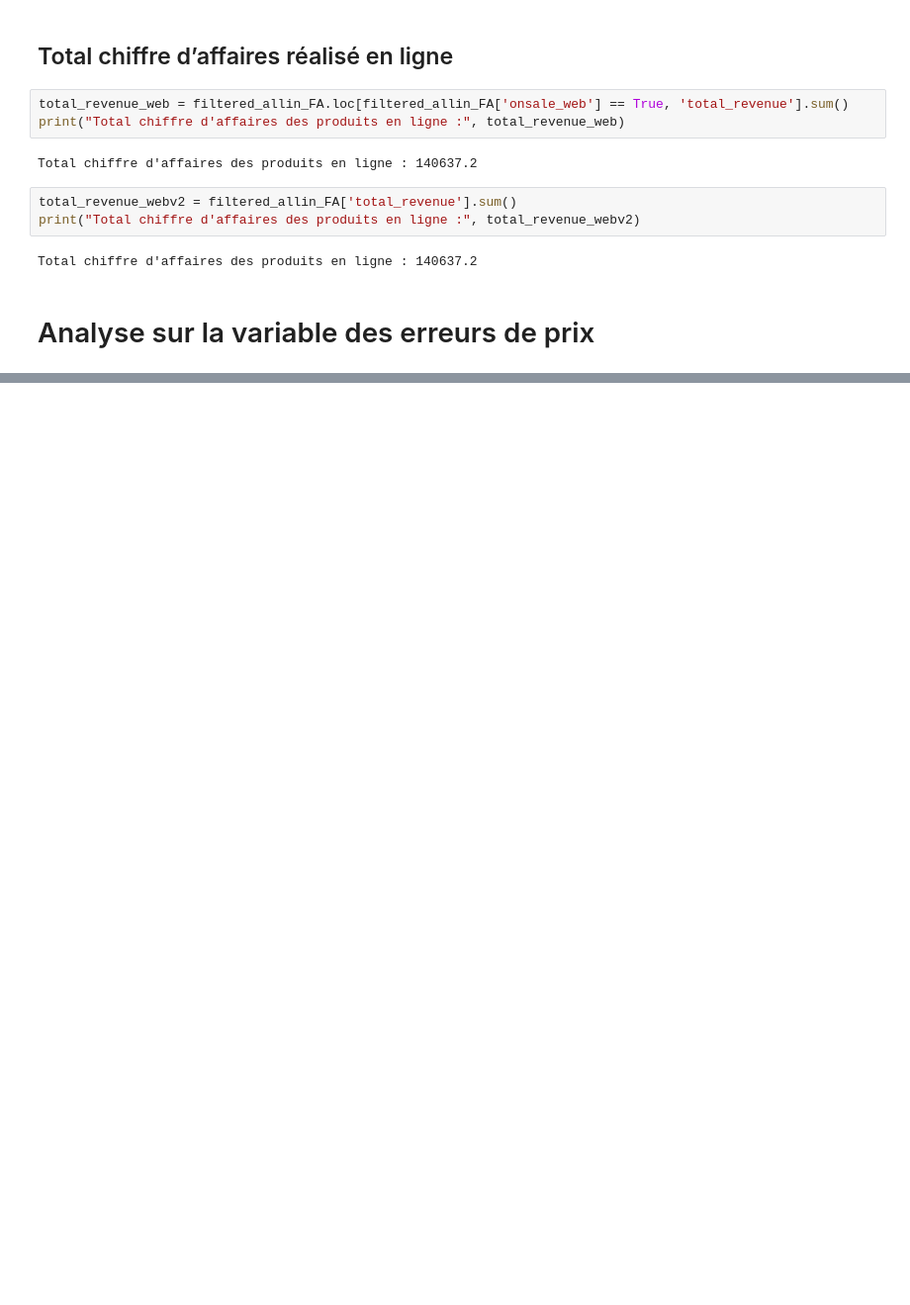
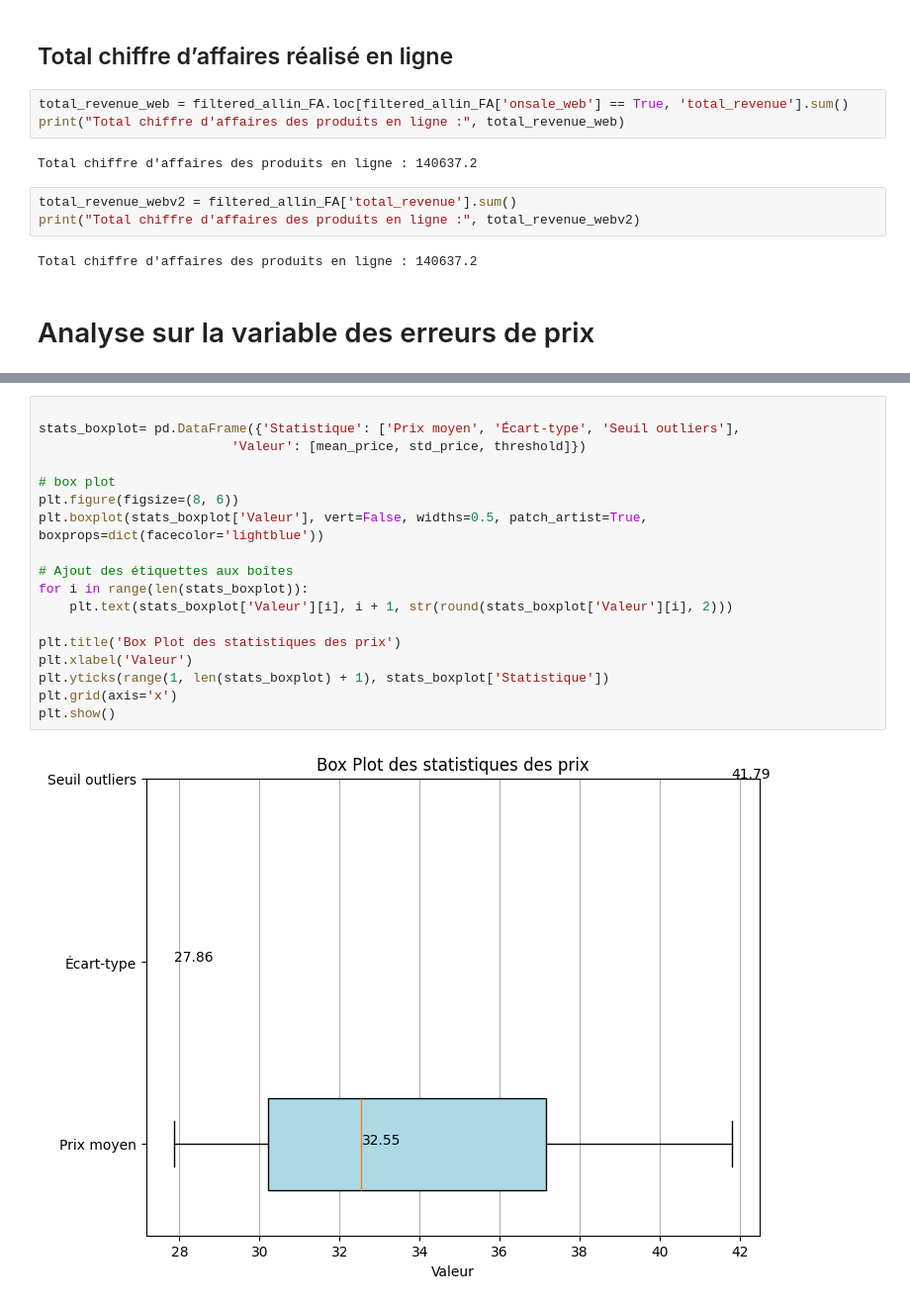
Before and after one commit to Idolrice/projet_6_OC, a Jupyter notebook: notebooks/02-analyze.ipynb, the cells around one changed output, grey strips where cells are left out. Shown: that part at 99% size. Drawn from its saved outputs; the diff is of its cells as text; blank space fills up the shorter version.

```diff
--- a/notebooks/02-analyze.ipynb
+++ b/notebooks/02-analyze.ipynb
@@ -63,0 +135,20 @@ Total chiffre d'affaires des produits en ligne : 140637.2
+# %%
+
+stats_boxplot= pd.DataFrame({'Statistique': ['Prix moyen', 'Écart-type', 'Seuil outliers'],
+                         'Valeur': [mean_price, std_price, threshold]})
+
+# box plot
+plt.figure(figsize=(8, 6))
+plt.boxplot(stats_boxplot['Valeur'], vert=False, widths=0.5, patch_artist=True, boxprops=dict(facecolor='lightblue'))
+
+# Ajout des étiquettes aux boîtes
+for i in range(len(stats_boxplot)):
+    plt.text(stats_boxplot['Valeur'][i], i + 1, str(round(stats_boxplot['Valeur'][i], 2)))
+
+plt.title('Box Plot des statistiques des prix')
+plt.xlabel('Valeur')
+plt.yticks(range(1, len(stats_boxplot) + 1), stats_boxplot['Statistique'])
+plt.grid(axis='x')
+plt.show()
+# %% [output]
+[figure, added]
```
Also changed, not shown: parts of 18 cells of this notebook.
